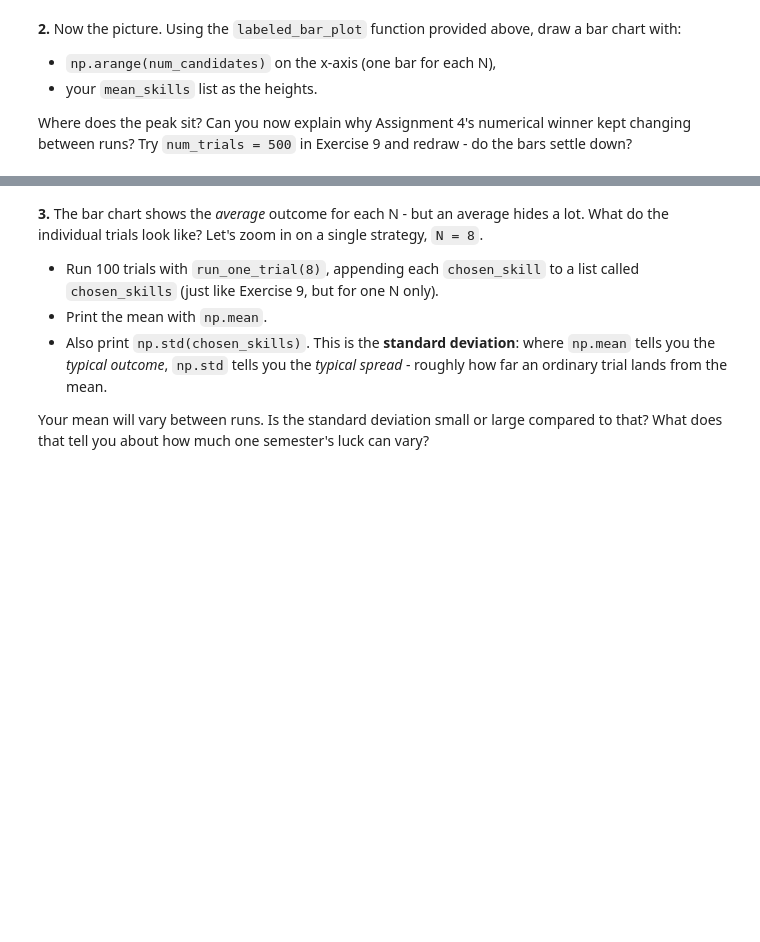
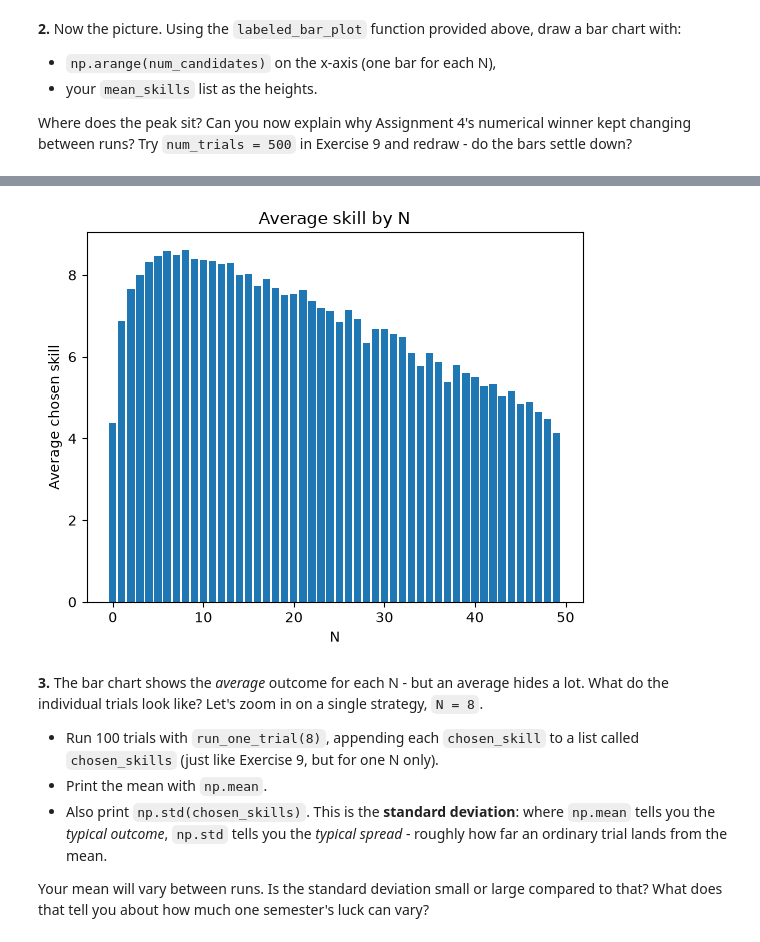
Before and after one commit to koeypan/datasci185fall2026, a Jupyter notebook: Lab_06/Lab_06.ipynb, the cells around one changed output, grey strips where cells are left out. Cells and saved outputs as stored; diff of their text form; code cells hidden in the pictures; blank space fills up the shorter version.

```diff
--- a/Lab_06/Lab_06.ipynb
+++ b/Lab_06/Lab_06.ipynb
@@ -172,3 +200,13 @@ Where does the peak sit? Can you now explain why Assignment 4's numerical winner
+# %%
+labeled_bar_plot(
+    np.arange(num_candidates),
+    mean_skills,
+    xlabel="N",
+    ylabel="Average chosen skill",
+    title="Average skill by N"
+)
+# %% [output]
+[figure, added]
 # %% [markdown]
 
 
```
Also changed, not shown: parts of 2 cells of this notebook, 3 other files.
